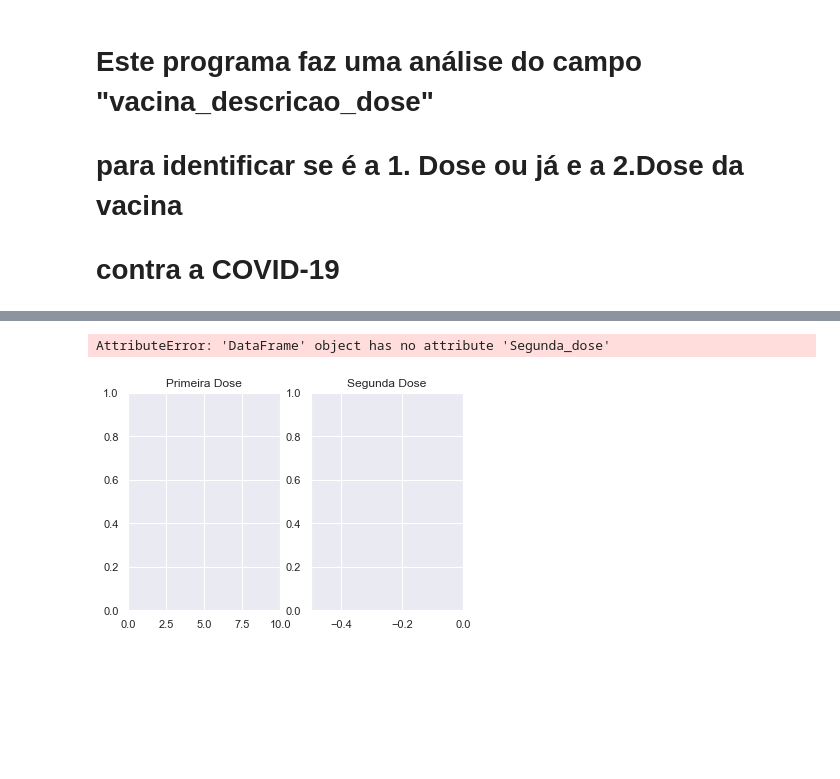
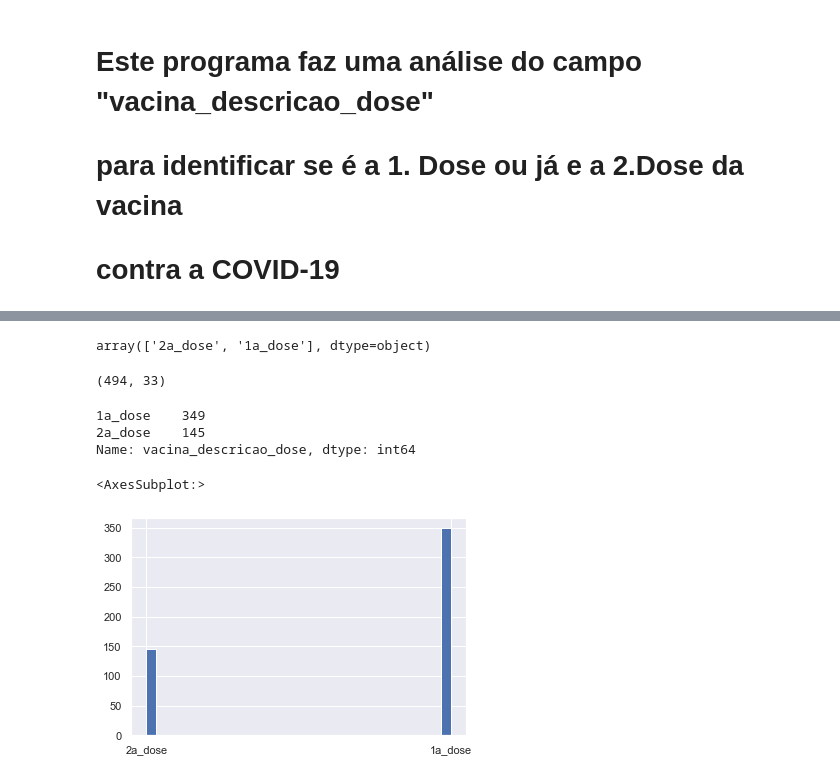
Before and after one commit to nubia-mp1211/Projeto-Final, a Jupyter notebook: Primeira-Segunda-Doses-Vacina.ipynb, the cells around one changed output, grey strips where cells are left out. Cells and saved outputs as stored; diff of their text form; code cells hidden in the pictures; blank space fills up the shorter version.

```diff
--- a/Primeira-Segunda-Doses-Vacina.ipynb
+++ b/Primeira-Segunda-Doses-Vacina.ipynb
@@ -39,11 +48,14 @@ array(['\xa0\xa0\xa0\xa02ª\xa0Dose', '\xa0\xa0\xa0\xa01ª\xa0Dose',
 # %%
-# Fazendo uma limpeza do campo "vacina_descricao_dose"
-# Cria um campo de "copia_vacia_dose"
+# Fazendo uma limpeza do campo "vacina_descricao_dose":
 
-df["copia_vacina_dose"] = df["vacina_descricao_dose"]
-df["copia_vacina_dose"] = (df["copia_vacina_dose"]
-                              .str.lower()
-                              .str.normalize("NFKD")
-                              .str.encode("ascii", errors="ignore")
-                              .str.decode("utf-8"))
-df["copia_vacina_dose"].value_counts
+# 1) Transformando todos as linhas como Minuúsculas
+# 2) Quando aparecer Null (NaN) substitui-se por "-"
+# 3) Tratando todos os caracteres ASCII
+
+df["vacina_descricao_dose"] = (df["vacina_descricao_dose"]
+                                 .str.lower()
+                                 .str.normalize("NFKD")
+                                 .str.lstrip()
+                                 .str.replace(" ","_")
+                                 .str.encode("ascii", errors="ignore")
+                                 .str.decode("utf-8"))
@@ -100,20 +62,21 @@ SyntaxError: invalid character in identifier (<ipython-input-27-685c5b4e25d9>, l
-# %%
-fig = plt.figure()
-fig.add_subplot(1,2,1)
-plt.title ("Primeira Dose")
-plt.xlim((0,10))
-
-
-
-
-fig.add_subplot(1,2,2)
-plt.title("Segunda Dose")
-plt.xlim(-.5,0)
-
-plt.plot(df.Segunda_dose)
-
-
-# ===>>> vou buscar outro campo "vacina_data_aplicacao"
-# %% [output]
-AttributeError: 'DataFrame' object has no attribute 'Segunda_dose'
-[figure, removed]
+# %%
+df["vacina_descricao_dose"].unique()
+# %% [output]
+array(['2a_dose', '1a_dose'], dtype=object)
+# %%
+df.shape
+# %% [output]
+(494, 33)
+# %%
+# Mostra a quantidade de vacinados com a 1a_dose e 2a_dose'
+
+df["vacina_descricao_dose"].value_counts()
+# %% [output]
+1a_dose    349
+2a_dose    145
+Name: vacina_descricao_dose, dtype: int64
+# %%
+df['vacina_descricao_dose'].hist(bins=30)
+# %% [output]
+<AxesSubplot:>
+[figure, added]
```
Also changed, not shown: parts of 17 cells of this notebook.
